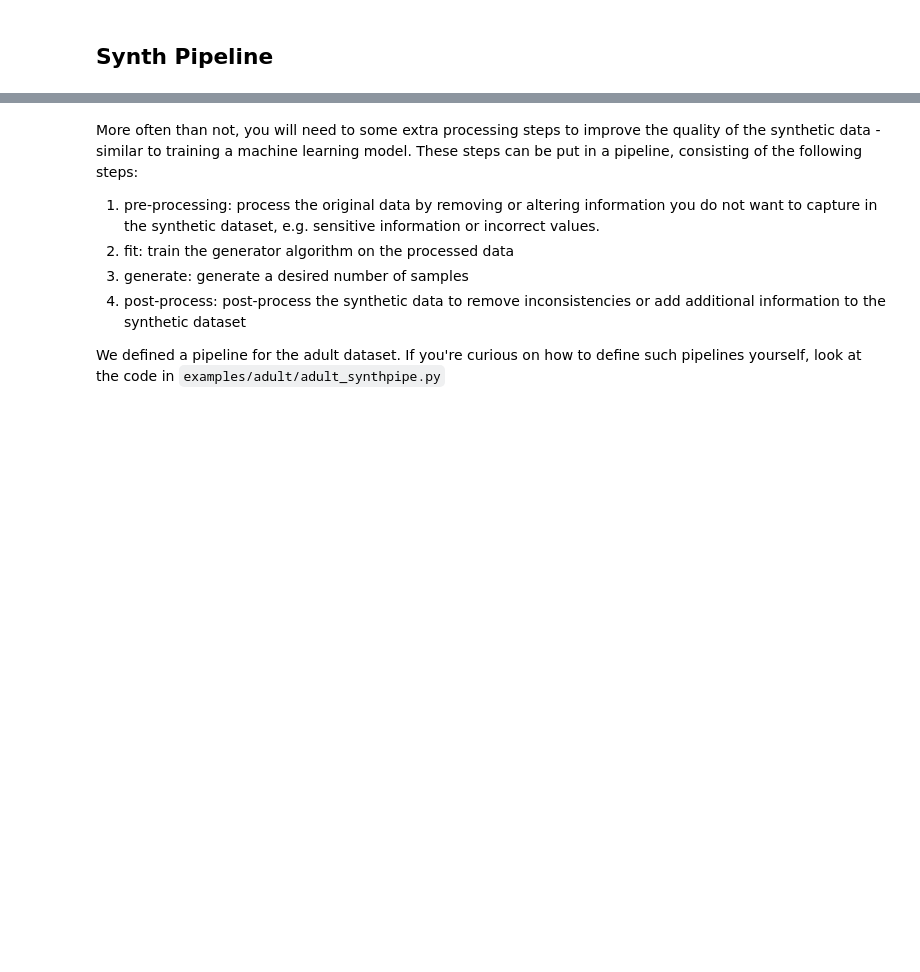
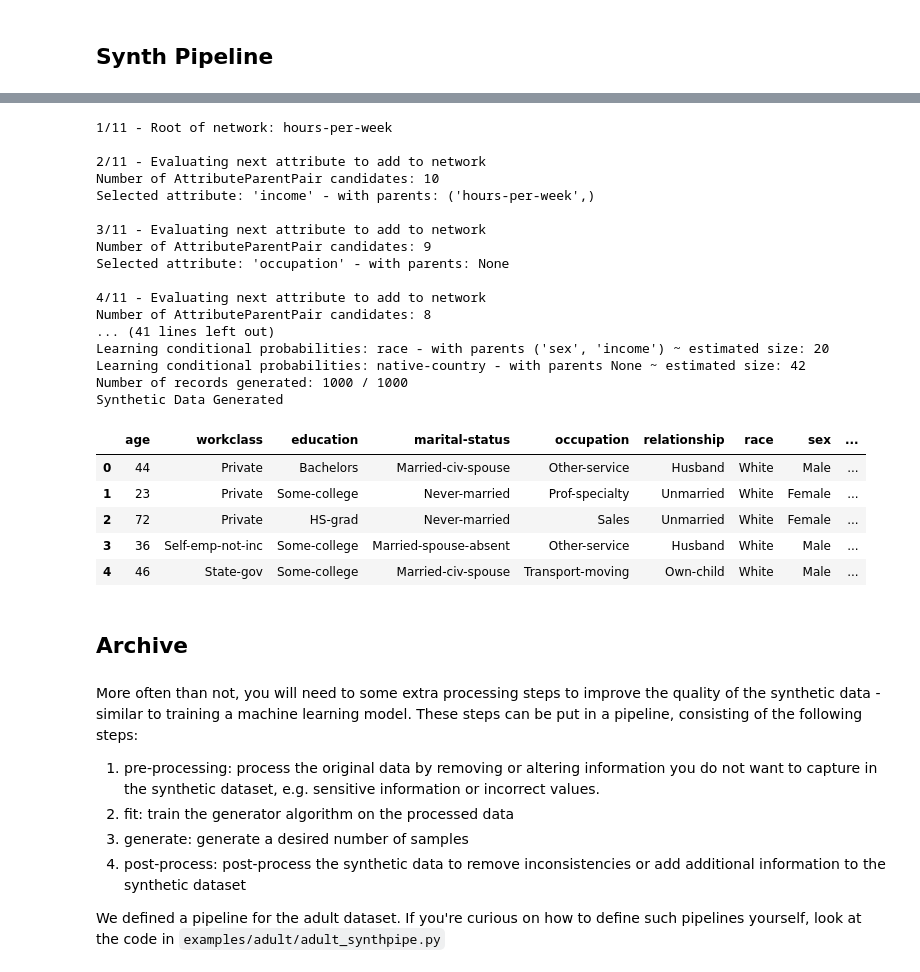
Before and after one commit to gsel9/crn-synth, a Jupyter notebook: examples/adult/000_generate_synthetic_data_adult.ipynb, the cells around one changed output, grey strips where cells are left out. Drawn from its saved outputs; the diff is of its cells as text; code cells hidden in the pictures; blank space fills up the shorter version.

```diff
--- a/examples/adult/000_generate_synthetic_data_adult.ipynb
+++ b/examples/adult/000_generate_synthetic_data_adult.ipynb
@@ -37,6 +42,7 @@ DATASET_NAME = 'adult'
 
 # other
 RANDOM_STATE = 42
+VERBOSE = 1
 # %% [markdown]
 ## Load and process dataset
 # %%
@@ -91,3 +182,43 @@ Column sampled: income
+# %%
+# create copy to retain original data format
+df = df_adult.copy()
+
+# specify generalization mechanisms and generator
+gen_mechs = [
+    NumericGeneralizationMech(column="age", epsilon=0.05, bins=5, bounds=adult_config.AGE_BOUNDS),
+    NumericGeneralizationMech(column="hours-per-week", epsilon=0.05, bins=5, bounds=adult_config.HOURS_PER_WEEK_BOUNDS),
+]
+generator=PrivBayes(epsilon=0.1)
+
+# run the synthesis pipeline
+data_out = run_synth_pipeline(df_adult, generator, generalizers=gen_mechs, n_records=1000, verbose=VERBOSE)
+data_out['synth'].head()
+# %% [output]
+1/11 - Root of network: hours-per-week
+
+2/11 - Evaluating next attribute to add to network
+Number of AttributeParentPair candidates: 10
+Selected attribute: 'income' - with parents: ('hours-per-week',)
+
+3/11 - Evaluating next attribute to add to network
+Number of AttributeParentPair candidates: 9
+Selected attribute: 'occupation' - with parents: None
+
+4/11 - Evaluating next attribute to add to network
+Number of AttributeParentPair candidates: 8
+... (41 lines left out)
+Learning conditional probabilities: race - with parents ('sex', 'income') ~ estimated size: 20
+Learning conditional probabilities: native-country - with parents None ~ estimated size: 42
+Number of records generated: 1000 / 1000
+Synthetic Data Generated
+|  | age | workclass | education | marital-status | occupation | relationship | race | sex | ... |
+| 0 | 44 | Private | Bachelors | Married-civ-spouse | Other-service | Husband | White | Male | ... |
+| 1 | 23 | Private | Some-college | Never-married | Prof-specialty | Unmarried | White | Female | ... |
+| 2 | 72 | Private | HS-grad | Never-married | Sales | Unmarried | White | Female | ... |
+| 3 | 36 | Self-emp-not-inc | Some-college | Married-spouse-absent | Other-service | Husband | White | Male | ... |
+| 4 | 46 | State-gov | Some-college | Married-civ-spouse | Transport-moving | Own-child | White | Male | ... |
+# %% [markdown]
+## Archive
 # %% [markdown]
 More often than not, you will need to some extra processing steps to improve the quality of the synthetic data - similar to training a machine learning model. These steps can be put in a pipeline, consisting of the following steps:
 1. pre-processing: process the original data by removing or altering information you do not want to capture in the synthetic dataset, e.g. sensitive information or incorrect values.
```
Also changed, not shown: parts of 6 cells of this notebook, 11 other files.
